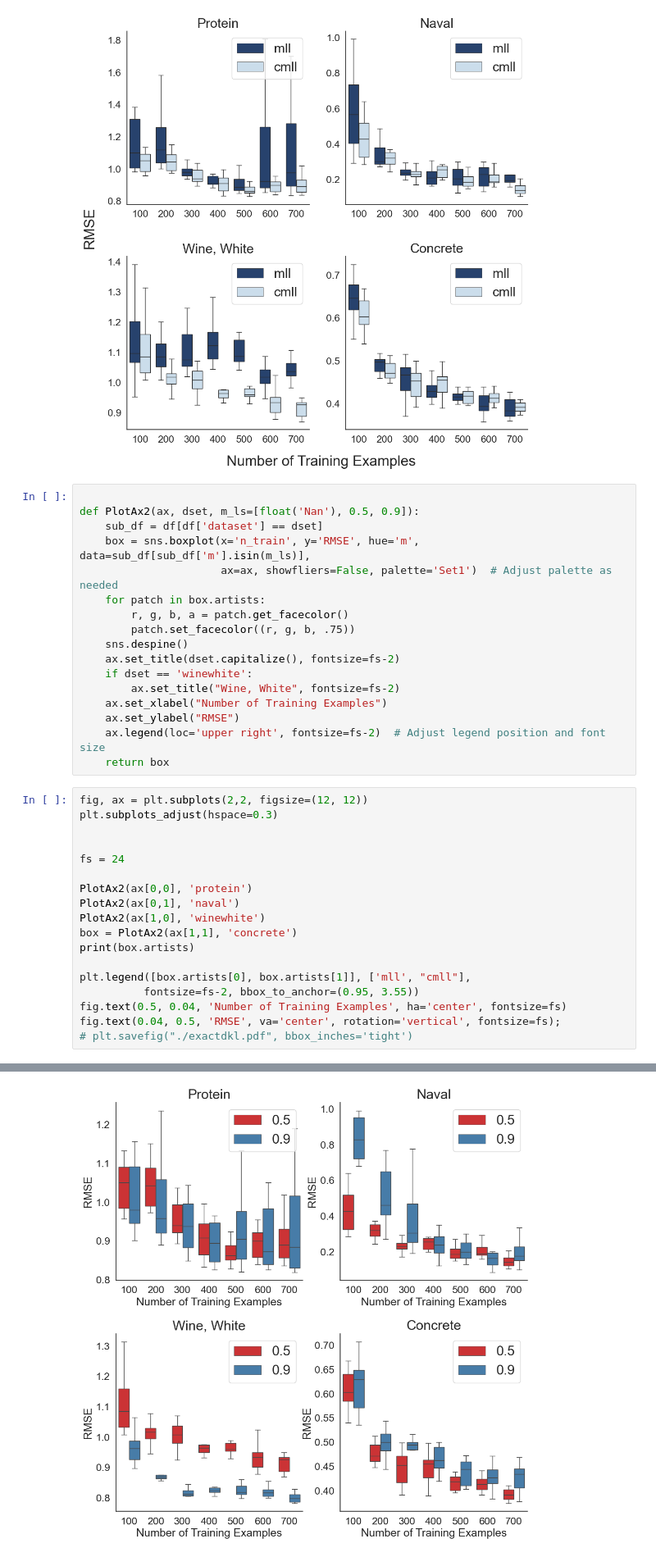
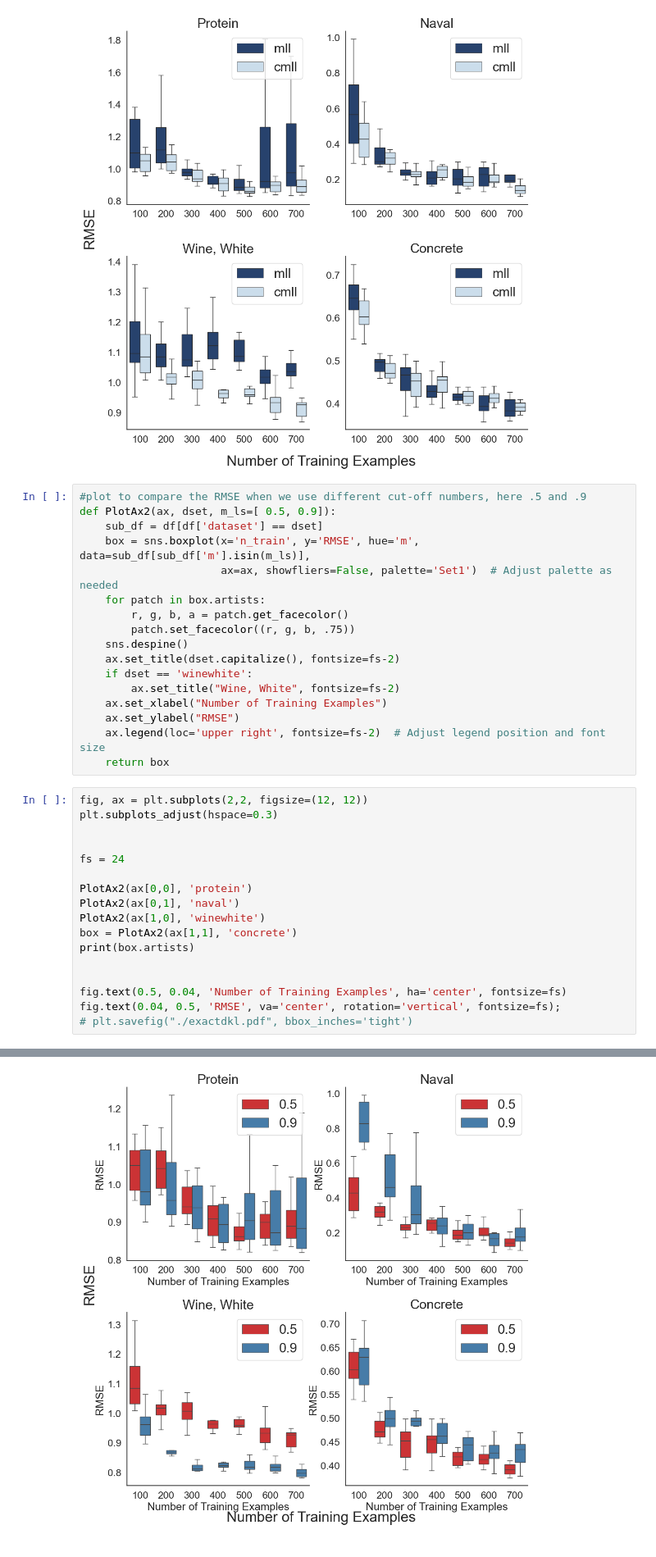
Before and after one commit to Basile-Terv/Bayesian_model_comparison, a Jupyter notebook: DKL_experiments/DKL_plots.ipynb, the cells around one changed output, grey strips where cells are left out. Shown: that part at 82% size. Cells and saved outputs as stored; diff of their text form.

```diff
--- a/DKL_experiments/DKL_plots.ipynb
+++ b/DKL_experiments/DKL_plots.ipynb
@@ -144,8 +134,8 @@ fig.text(0.04, 0.5, 'RMSE', va='center', rotation='vertical', fontsize=fs);
 <Axes.ArtistList of 0 artists>
 [figure]
 # %%
-
-def PlotAx2(ax, dset, m_ls=[float('Nan'), 0.5, 0.9]):
+#plot to compare the RMSE when we use different cut-off numbers, here .5 and .9
+def PlotAx2(ax, dset, m_ls=[ 0.5, 0.9]):
     sub_df = df[df['dataset'] == dset]
     box = sns.boxplot(x='n_train', y='RMSE', hue='m', data=sub_df[sub_df['m'].isin(m_ls)],
                       ax=ax, showfliers=False, palette='Set1')  # Adjust palette as needed
@@ -173,8 +163,7 @@ PlotAx2(ax[1,0], 'winewhite')
 box = PlotAx2(ax[1,1], 'concrete')
 print(box.artists)
 
-plt.legend([box.artists[0], box.artists[1]], ['mll', "cmll"],
-          fontsize=fs-2, bbox_to_anchor=(0.95, 3.55))
+
 fig.text(0.5, 0.04, 'Number of Training Examples', ha='center', fontsize=fs)
 fig.text(0.04, 0.5, 'RMSE', va='center', rotation='vertical', fontsize=fs);
 # plt.savefig("./exactdkl.pdf", bbox_inches='tight')
@@ -184 +172 @@ IndexError: list index out of range
-[figure, old version]
+[figure, new version]
```
Also changed, not shown: parts of 5 cells of this notebook, 1 other file.
